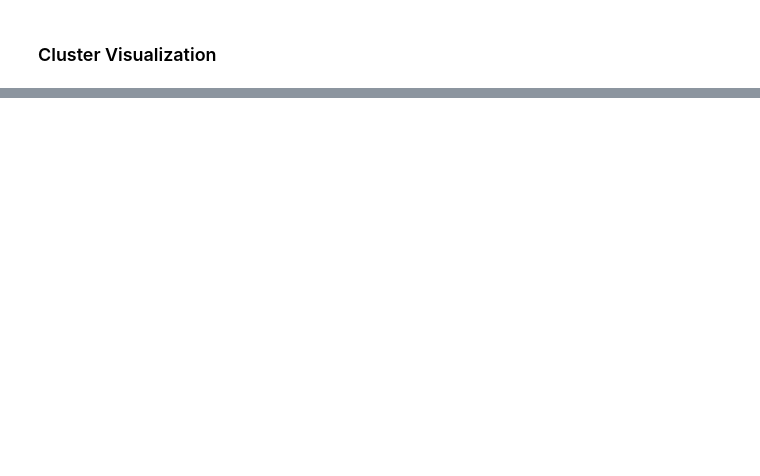
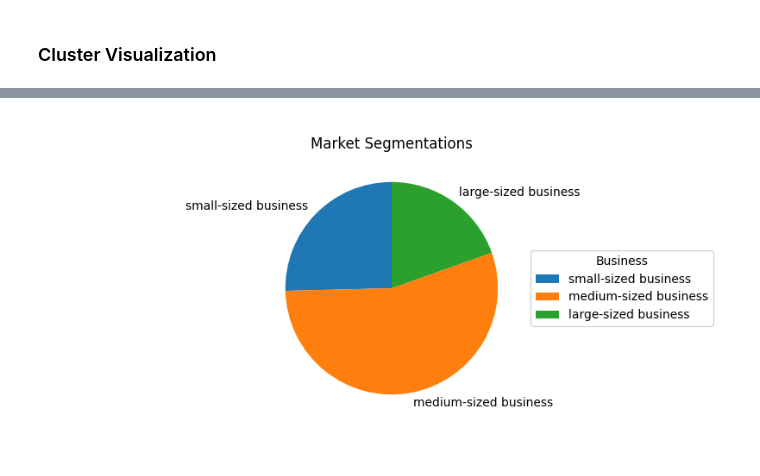
Before and after one commit to TGChenZP/MAST30034-A2_GroupWork_Py, a Jupyter notebook: notebooks/14_H_C_A_cluster.ipynb, the cells around one changed output, grey strips where cells are left out. Saved outputs shown, nothing was run; the diff lists cells and outputs as text; code cells hidden in the pictures; blank space fills up the shorter version.

```diff
--- a/notebooks/14_H_C_A_cluster.ipynb
+++ b/notebooks/14_H_C_A_cluster.ipynb
@@ -255,8 +254,8 @@ fg4 = visualize_cluster(MeanShift(bandwidth=1.984250), log_X, "MeanShift Cluster
 [figure]
 # %%
 # Final clustering model
-gmm = GaussianMixture(n_components=3, init_params='kmeans').fit(X)
-merchant_df["label"] = gmm.predict(X)
+gmm = GaussianMixture(n_components=3, init_params='kmeans').fit(log_X)
+merchant_df["label"] = gmm.predict(log_X)
 
 # Predict the cluster of the unknown merchants
 pred = pd.read_csv("../data/curated/clusters/input/agg_transaction_pred.csv")
@@ -279,18 +283,20 @@ cluster_info
 # %%
 labels = cluster_info["business_size"]
 data = cluster_info["merchant_abn"]
 
-fig, ax = plt.subplots(figsize =(8, 4))
+fig, ax = plt.subplots(figsize =(8, 4), dpi=100)
 ax.pie(data,labels = labels, startangle = 90)
 
 ax.legend(labels,
           title="Business",
           loc="center left",
           bbox_to_anchor =(1, 0, 0.5, 1))
 
 ax.set_title("Market Segmentations")
 
-plt.show()
+plt.savefig("../final_ppt_visuals/market_segmentations.png", bbox_inches="tight")
+# %% [output]
+[figure, added]
 # %%
 fig, ax = plt.subplots(figsize =(8, 4))
 br = range(3)
```
Also changed, not shown: parts of 7 cells of this notebook, 1 other file.
